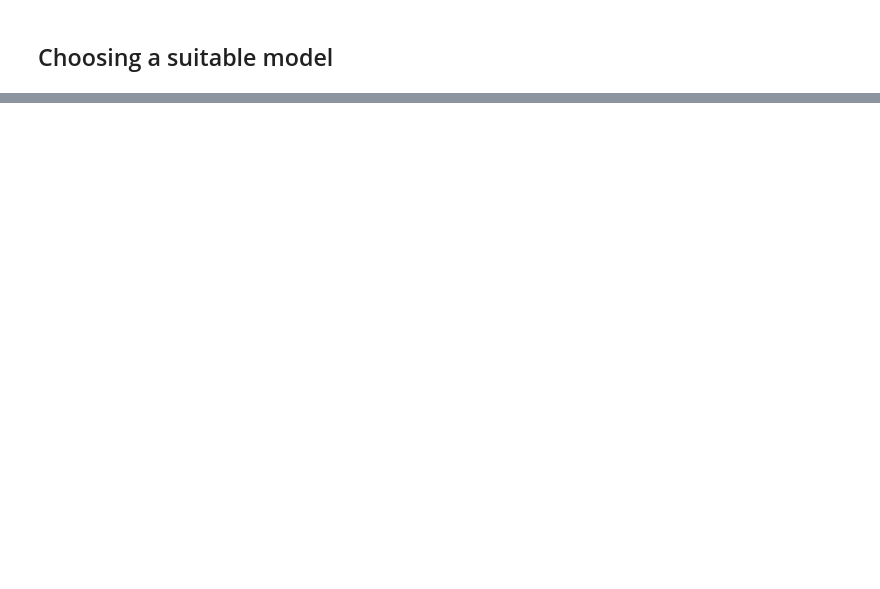
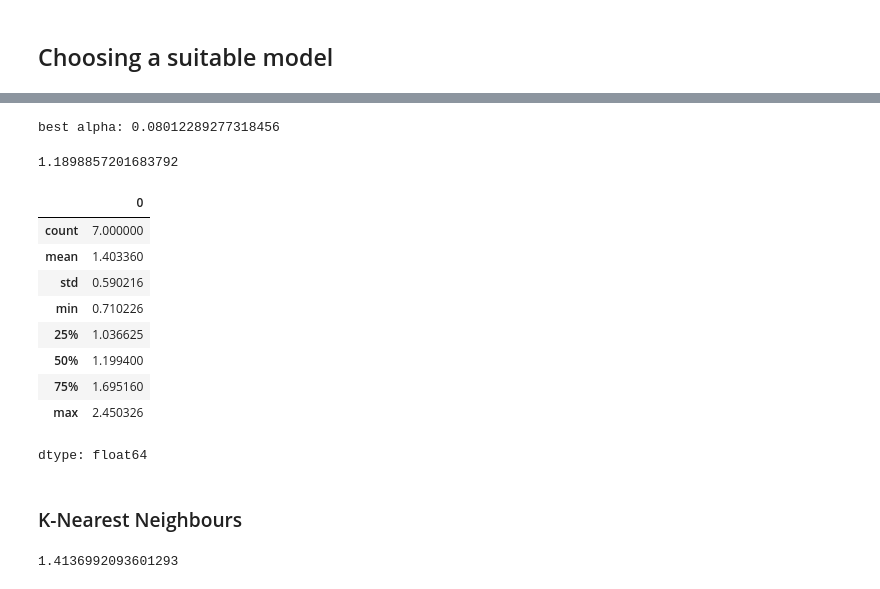
Before and after one commit to mikhail-mat/activity-satisfaction, a Jupyter notebook: model.ipynb, the cells around one changed output, grey strips where cells are left out. Cells and saved outputs as stored; diff of their text form; code cells hidden in the pictures; blank space fills up the shorter version.

```diff
--- a/model.ipynb
+++ b/model.ipynb
@@ -346,0 +368,6 @@ root_mean_squared_error(y_test, test_preds)
+# %%
+lasso_model = make_pipeline(
+    preprocessing,
+    LassoCV(cv=7, n_alphas=100)
+)
+lasso_model.fit(X_train, y_train)
@@ -346,0 +392,26 @@ root_mean_squared_error(y_test, test_preds)
+# %%
+best_lasso_alpha = lasso_model.named_steps['lassocv'].alpha_
+print(f'best alpha: {best_lasso_alpha}')
+lasso_preds = lasso_model.predict(X_train)
+root_mean_squared_error(y_train, lasso_preds)
+# %% [output]
+best alpha: 0.08012289277318456
+1.1898857201683792
+# %%
+final_lasso_model = make_pipeline(preprocessing, Lasso(alpha=best_lasso_alpha))
+lasso_cv_rmse = -cross_val_score(final_lasso_model, X_train, y_train,
+                                 scoring='neg_root_mean_squared_error', cv=7)
+pd.Series(lasso_cv_rmse).describe()
+# %% [output]
+|  | 0 |
+| count | 7.000000 |
+| mean | 1.403360 |
+| std | 0.590216 |
+| min | 0.710226 |
+| 25% | 1.036625 |
+| 50% | 1.199400 |
+| 75% | 1.695160 |
+| max | 2.450326 |
+dtype: float64
+# %% [markdown]
+### K-Nearest Neighbours
@@ -346,0 +420,6 @@ root_mean_squared_error(y_test, test_preds)
+# %%
+knn_model.fit(X_train, y_train)
+knn_preds = knn_model.predict(X_train)
+root_mean_squared_error(y_train, knn_preds)
+# %% [output]
+1.4136992093601293
```
Also changed, not shown: parts of 25 cells of this notebook.
